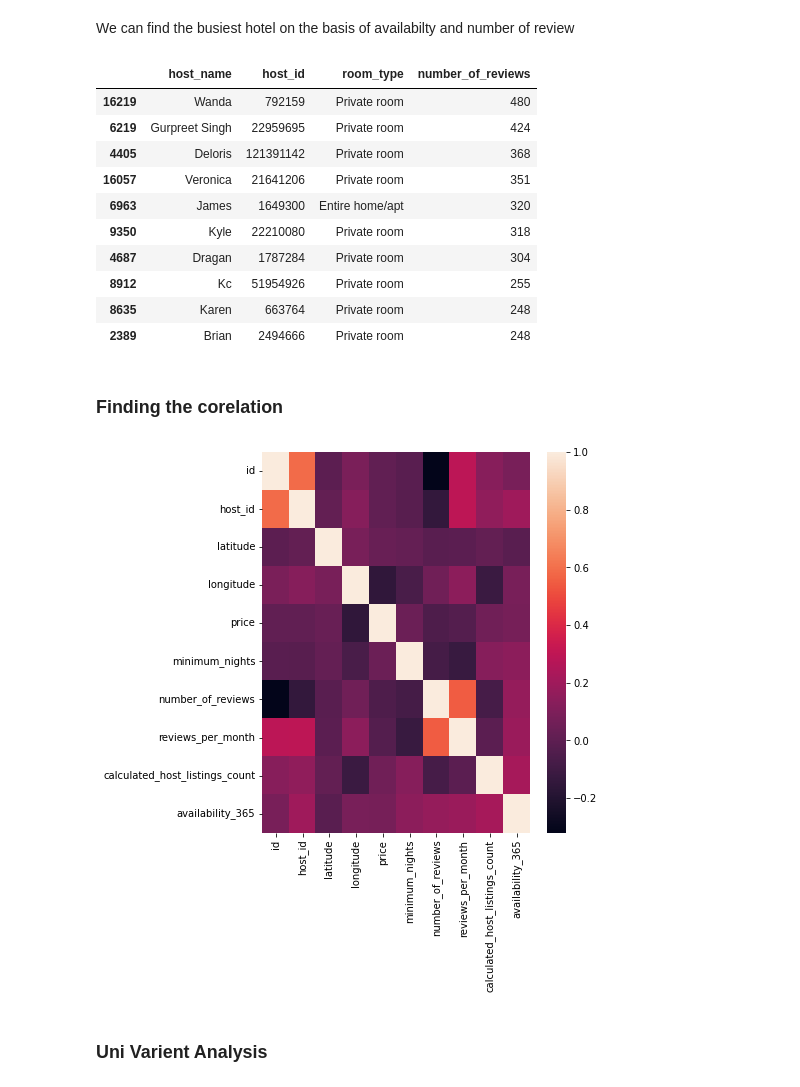
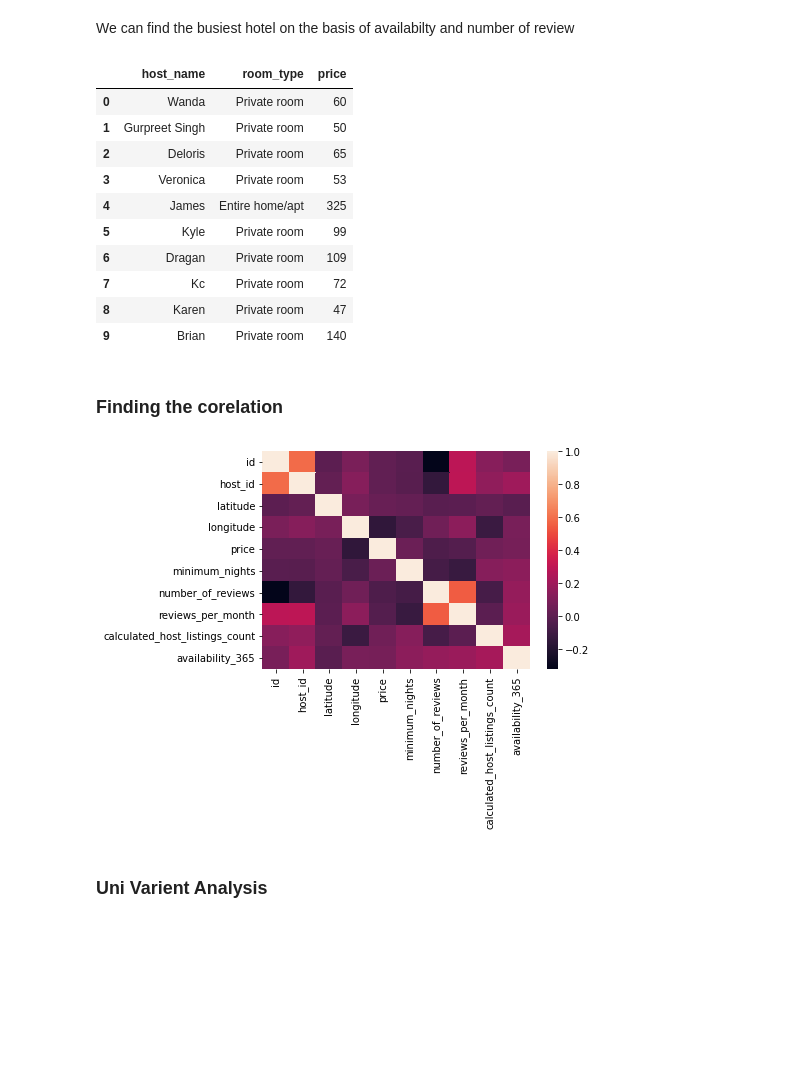
Before and after one commit to maxashoka3/Machine-learning, a Jupyter notebook: EDA.ipynb, the cells around one changed output. Cells and saved outputs as stored; diff of their text form; code cells hidden in the pictures; blank space fills up the shorter version.

```diff
--- a/EDA.ipynb
+++ b/EDA.ipynb
@@ -283,34 +281,34 @@ df_365 = df.copy()
  #Checking availability
  df_365=df[df['availability_365'] == 0]
 # %%
-#geting the busiest host
-busiest_hosts = df_365.groupby(['host_name',
+#geting the popular host
+popular_hosts = df_365.groupby(['host_name',
                                 'host_id',
-                                'room_type'])['number_of_reviews'].max().reset_index()
-busiest_hosts = busiest_hosts.sort_values(by='number_of_reviews', ascending=False).head(10)
-busiest_hosts
+                                'room_type','price'])['number_of_reviews'].max().reset_index()
+popular_hosts = popular_hosts.sort_values(by='number_of_reviews', ascending=False).head(10).reset_index()
+popular_hosts[['host_name','room_type','price']]
 # %% [output]
-|  | host_name | host_id | room_type | number_of_reviews |
-| 16219 | Wanda | 792159 | Private room | 480 |
-| 6219 | Gurpreet Singh | 22959695 | Private room | 424 |
-| 4405 | Deloris | 121391142 | Private room | 368 |
-| 16057 | Veronica | 21641206 | Private room | 351 |
-| 6963 | James | 1649300 | Entire home/apt | 320 |
-| 9350 | Kyle | 22210080 | Private room | 318 |
-| 4687 | Dragan | 1787284 | Private room | 304 |
-| 8912 | Kc | 51954926 | Private room | 255 |
-| 8635 | Karen | 663764 | Private room | 248 |
-| 2389 | Brian | 2494666 | Private room | 248 |
+|  | host_name | room_type | price |
+| 0 | Wanda | Private room | 60 |
+| 1 | Gurpreet Singh | Private room | 50 |
+| 2 | Deloris | Private room | 65 |
+| 3 | Veronica | Private room | 53 |
+| 4 | James | Entire home/apt | 325 |
+| 5 | Kyle | Private room | 99 |
+| 6 | Dragan | Private room | 109 |
+| 7 | Kc | Private room | 72 |
+| 8 | Karen | Private room | 47 |
+| 9 | Brian | Private room | 140 |
 # %% [markdown]
 ### Finding the corelation
 # %%
 #correlation
 #correlation matrix
-f, ax = plt.subplots(figsize=(6, 7))
+#f, ax = plt.subplots(figsize=(6, 7))
 sns.heatmap(df.corr());
 #There is highly corelation between the id and number of review but clearly it does not make any sense to it
 # %% [output]
-[figure, old version]
+[figure, new version]
 # %% [markdown]
 ### Uni Varient Analysis
 # %% [markdown]
```
Also changed, not shown: parts of 26 cells of this notebook.
